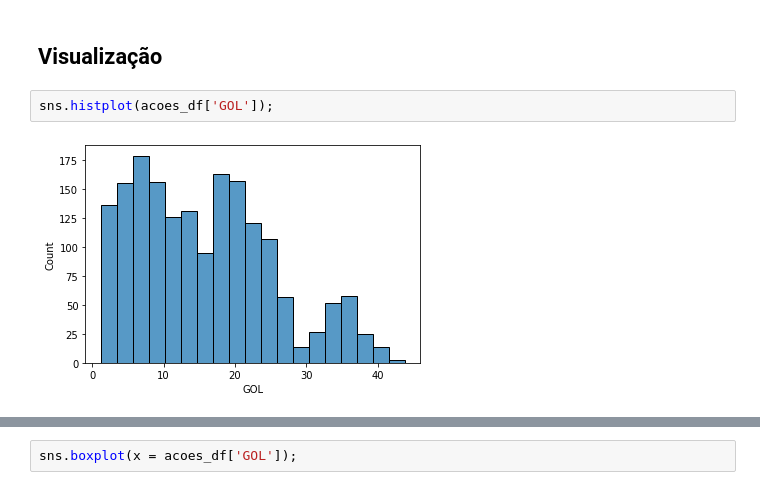
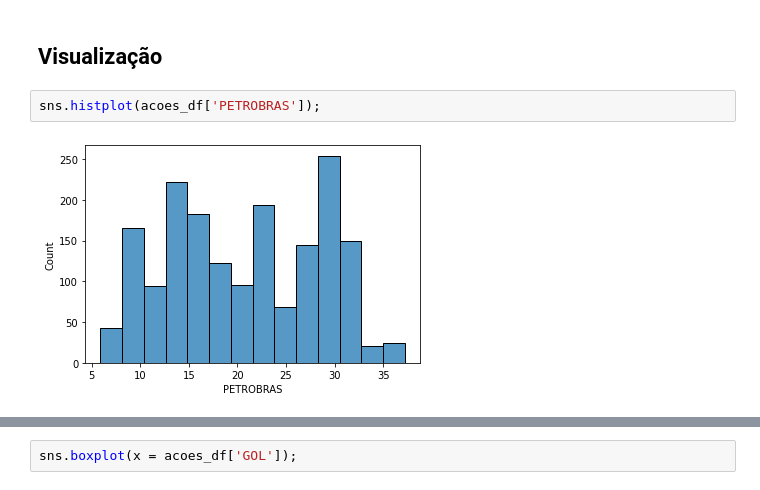
Before and after one commit to DeboraOliver/StockMarket_Analysis, a Jupyter notebook: Python_para_finanças_visualização_de_dados_financeiros.ipynb, the cells around one changed output, grey strips where cells are left out. Saved outputs shown, nothing was run; the diff lists cells and outputs as text.

```diff
--- a/Python_para_finanças_visualização_de_dados_financeiros.ipynb
+++ b/Python_para_finanças_visualização_de_dados_financeiros.ipynb
@@ -243,9 +257,9 @@ acoes_df.describe()
 # %% [markdown]
 ## Visualização
 # %%
-sns.histplot(acoes_df['GOL']);
+sns.histplot(acoes_df['PETROBRAS']);
 # %% [output]
-[figure, old version]
+[figure, new version]
 # %%
 len(acoes_df.columns)
 # %% [output]
```
Also changed, not shown: parts of 30 cells of this notebook.
